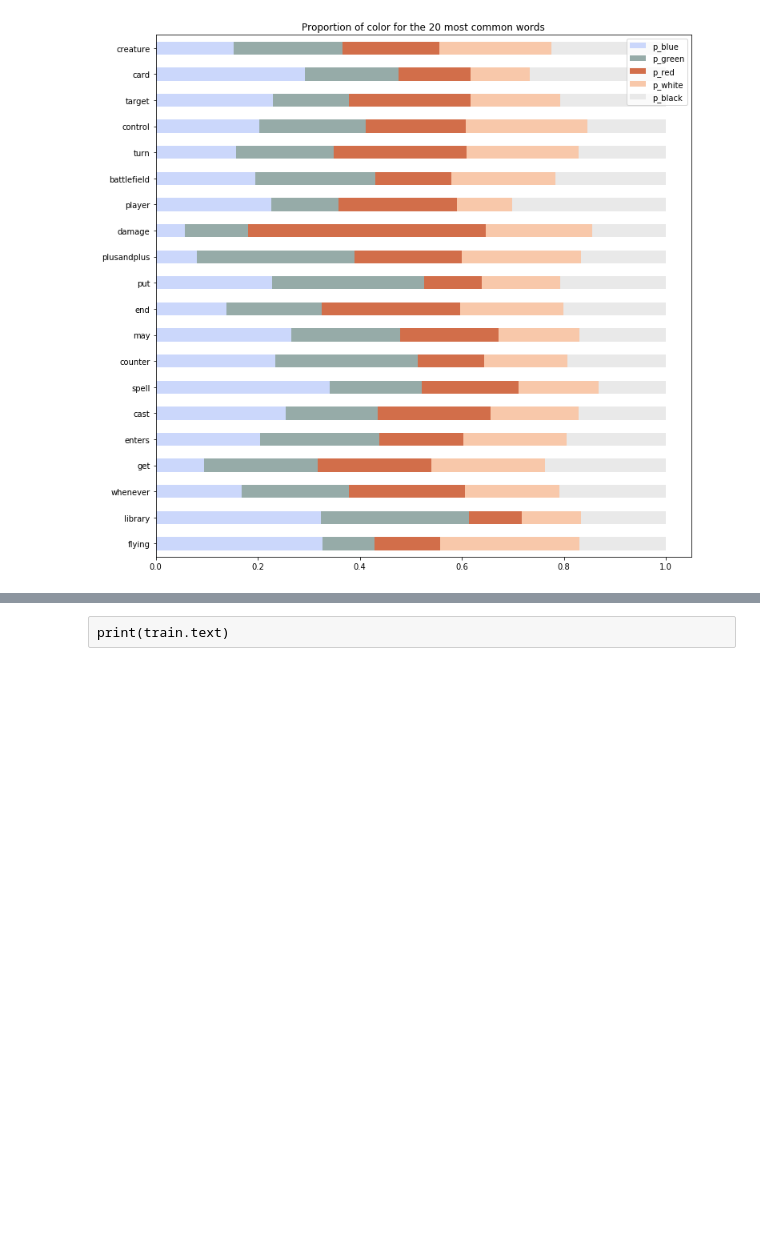
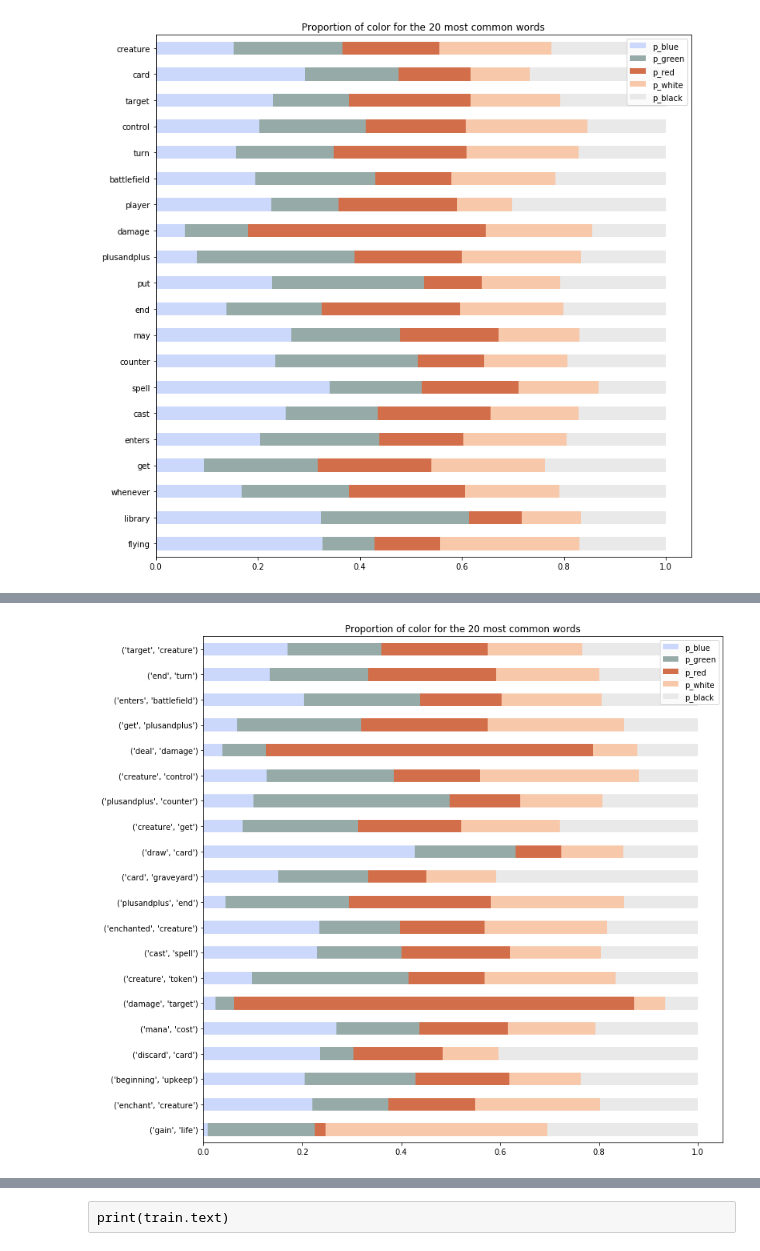
Before and after one commit to Johndsalas/-Magic_The_Gathering_NLP, a Jupyter notebook: NLP_MTG.ipynb, the cells around one changed output, grey strips where cells are left out. Saved outputs shown, nothing was run; the diff lists cells and outputs as text; code cells hidden in the pictures; blank space fills up the shorter version.

Commit message:
added ngram graph function

```diff
--- a/NLP_MTG.ipynb
+++ b/NLP_MTG.ipynb
@@ -123,0 +139,67 @@ NotebookApp.rate_limit_window=3.0 (secs)
+# %%
+def  get_master_list(bigram_lists):
+
+    master_bigram_list = []
+
+    for lst in bigram_lists:
+        for item in lst:
+            master_bigram_list.append(item)
+
+    return master_bigram_list
+
+def get_ngram_value_counts(series,ngram):
+    '''
+    get a value count of ngrams from the text values of a pandas series
+
+    '''
+
+    # convert text in text column values to a list of bigrams for the full text column and for values representing each color
+    bigram_list = series.apply(lambda text: list(nltk.ngrams(text.split(),ngram)))
+
+
+    # combine lists in series into one master list
+    bigram_master_list = get_master_list(bigram_list)
+
+
+    # convert each master list to a series then convert each of those tuples into strings
+    bigram_series = pd.Series(bigram_master_list).apply(lambda tup: str(tup))
+
+
+    # get value count for each string tuple in the series
+    bigram_freq = bigram_series.value_counts()
+
+    return bigram_freq
+
+def get_word_distribution_graph(ngram):
+    '''
+    generate a graph showing the ratio of the 20 fost frequent ngrams by color
+    '''
+
+    all_freq = get_ngram_value_counts(train.text,ngram)
+    blue_freq = get_ngram_value_counts(train.text[train.color=='Blue'],ngram)
+    green_freq = get_ngram_value_counts(train.text[train.color=='Green'],ngram)
+    red_freq = get_ngram_value_counts(train.text[train.color=='Red'],ngram)
+    white_freq = get_ngram_value_counts(train.text[train.color=='White'],ngram)
+    black_freq = get_ngram_value_counts(train.text[train.color=='Black'],ngram)
+
+    # combine value counts into one pandas data frame
+    bigram_counts = (pd.concat([all_freq,blue_freq,green_freq,red_freq,white_freq,black_freq], axis=1, sort=True)
+                    .set_axis(['all','blue','green','red','white','black'], axis=1, inplace=False)
+                    .fillna(0)
+                    .apply(lambda s: s.astype(int)))
+
+    # display ratio of top 20 most frequent words by color
+    (bigram_counts.assign(p_blue=bigram_counts.blue / bigram_counts['all'],
+                            p_green=bigram_counts.green / bigram_counts['all'],
+                            p_red=bigram_counts.red / bigram_counts['all'],
+                            p_white=bigram_counts.white / bigram_counts['all'],
+                            p_black=bigram_counts.black / bigram_counts['all'])
+                    .sort_values(by='all')[['p_blue','p_green','p_red','p_white','p_black']]
+                    .tail(20)
+                    .plot.barh(stacked=True, color= ['#cbd7fb','#96aba8','#d26e4a','#f8c8aa','#e9e9e9'], figsize= (12,12)))
+
+    plt.title('Proportion of color for the 20 most common words')
+
+get_word_distribution_graph(2)
+# %% [output]
+[figure, added]
```
Also changed, not shown: parts of 10 cells of this notebook.
